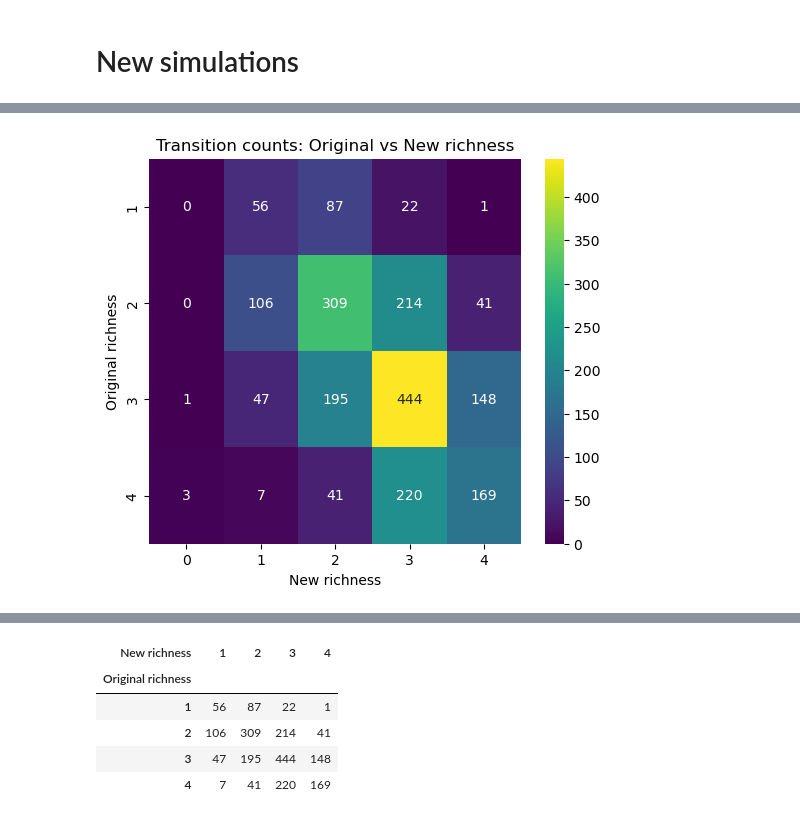
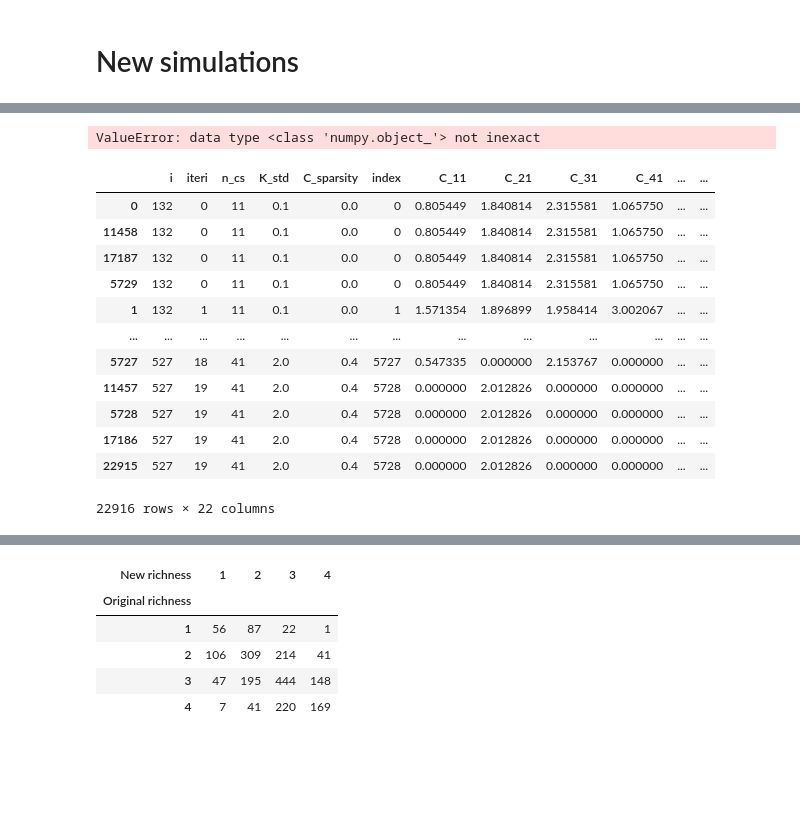
Before and after one commit to sulheim/coexistence, a Jupyter notebook: notebooks/6_CRM/6C_change_resource.ipynb, the cells around one changed output, grey strips where cells are left out. Saved outputs shown, nothing was run; the diff lists cells and outputs as text; code cells hidden in the pictures; blank space fills up the shorter version.

```diff
--- a/notebooks/6_CRM/change_resource.ipynb
+++ b/notebooks/6_CRM/6C_change_resource.ipynb
@@ -170,14 +189,0 @@ df_richness['New richness'].min()
-# %%
-
-# Create a pivot table of counts
-pivot = pd.crosstab(df_richness['Original richness'], df_richness['New richness'])
-
-# Plot the heatmap
-plt.figure(figsize=(6, 5))
-sns.heatmap(pivot, annot=True, fmt='d', cmap='viridis')
-plt.xlabel('New richness')
-plt.ylabel('Original richness')
-plt.title('Transition counts: Original vs New richness')
-plt.show()
-# %% [output]
-[figure, removed]
@@ -183,0 +204,20 @@ plt.show()
+# %%
+st.pearsonr(abundance_df.loc[~nanidx, 'C1 rank'], abundance_df.loc[~nanidx, 'R1 rank'])
+# %% [output]
+ValueError: data type <class 'numpy.object_'> not inexact
+# %%
+abundance_df.sort_values('index')
+# %% [output]
+|  | i | iteri | n_cs | K_std | C_sparsity | index | C_11 | C_21 | C_31 | C_41 | ... | ... |
+| 0 | 132 | 0 | 11 | 0.1 | 0.0 | 0 | 0.805449 | 1.840814 | 2.315581 | 1.065750 | ... | ... |
+| 11458 | 132 | 0 | 11 | 0.1 | 0.0 | 0 | 0.805449 | 1.840814 | 2.315581 | 1.065750 | ... | ... |
+| 17187 | 132 | 0 | 11 | 0.1 | 0.0 | 0 | 0.805449 | 1.840814 | 2.315581 | 1.065750 | ... | ... |
+| 5729 | 132 | 0 | 11 | 0.1 | 0.0 | 0 | 0.805449 | 1.840814 | 2.315581 | 1.065750 | ... | ... |
+| 1 | 132 | 1 | 11 | 0.1 | 0.0 | 1 | 1.571354 | 1.896899 | 1.958414 | 3.002067 | ... | ... |
+| ... | ... | ... | ... | ... | ... | ... | ... | ... | ... | ... | ... | ... |
+| 5727 | 527 | 18 | 41 | 2.0 | 0.4 | 5727 | 0.547335 | 0.000000 | 2.153767 | 0.000000 | ... | ... |
+| 11457 | 527 | 19 | 41 | 2.0 | 0.4 | 5728 | 0.000000 | 2.012826 | 0.000000 | 0.000000 | ... | ... |
+| 5728 | 527 | 19 | 41 | 2.0 | 0.4 | 5728 | 0.000000 | 2.012826 | 0.000000 | 0.000000 | ... | ... |
+| 17186 | 527 | 19 | 41 | 2.0 | 0.4 | 5728 | 0.000000 | 2.012826 | 0.000000 | 0.000000 | ... | ... |
+| 22915 | 527 | 19 | 41 | 2.0 | 0.4 | 5728 | 0.000000 | 2.012826 | 0.000000 | 0.000000 | ... | ... |
+22916 rows × 22 columns
```
Also changed, not shown: parts of 30 cells of this notebook, 2 other files.
